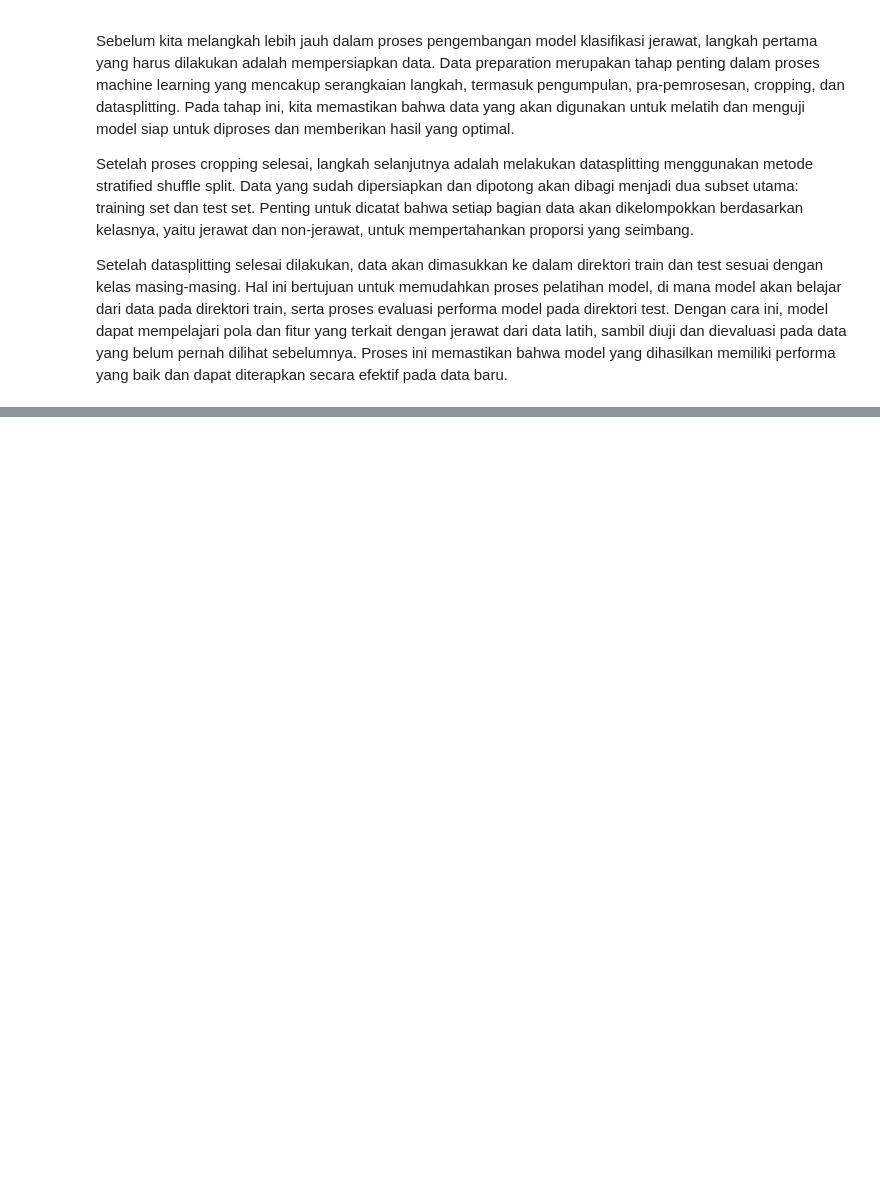
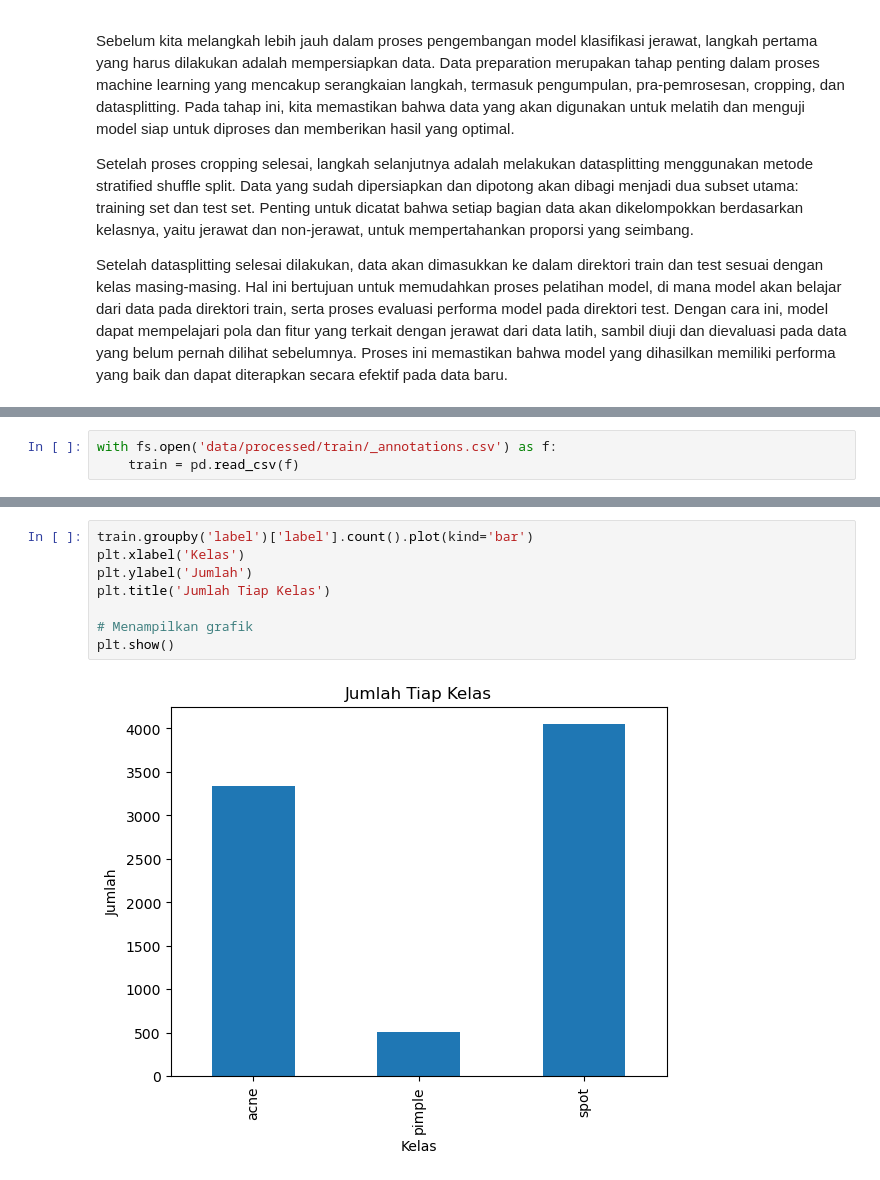
Before and after one commit to izzalDev/acne-classification, a Jupyter notebook: 1 Technical Analysis.ipynb, the cells around one changed output, grey strips where cells are left out. Saved outputs shown, nothing was run; the diff lists cells and outputs as text; blank space fills up the shorter version.

```diff
--- a/1 Technical Analysis.ipynb
+++ b/1 Technical Analysis.ipynb
@@ -203,0 +203,3 @@ tor
+# %%
+with fs.open('data/processed/train/_annotations.csv') as f:
+    train = pd.read_csv(f)
@@ -203,0 +222,10 @@ tor
+# %%
+train.groupby('label')['label'].count().plot(kind='bar')
+plt.xlabel('Kelas')
+plt.ylabel('Jumlah')
+plt.title('Jumlah Tiap Kelas')
+
+# Menampilkan grafik
+plt.show()
+# %% [output]
+[figure, added]
```
Also changed, not shown: parts of 7 cells of this notebook, 5 other files.
